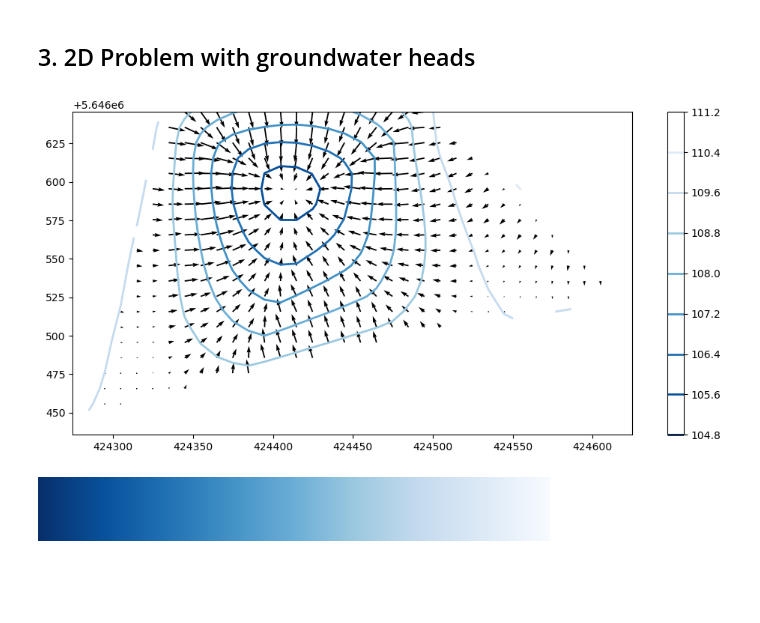
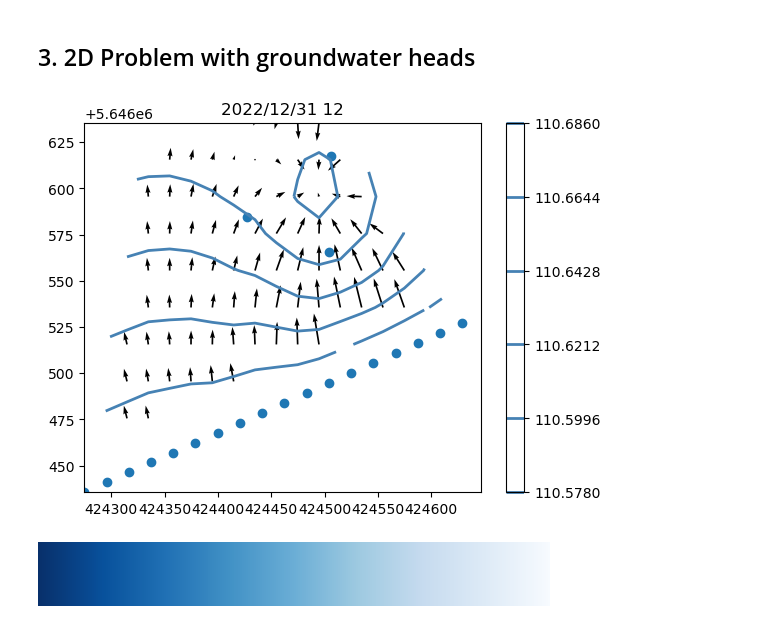
Before and after one commit to vieirasaulo/wasserweise, a Jupyter notebook: JupyterNotebooks/Resources/Derivatives and quiver.ipynb, the cells around one changed output. Saved outputs shown, nothing was run; the diff lists cells and outputs as text; code cells hidden in the pictures; blank space fills up the shorter version.

Commit message:
Database fixed problem with wells
wells : GWM03, GWM05, G21neu

```diff
--- a/JupyterNotebooks/Resources/Derivatives and quiver.ipynb
+++ b/JupyterNotebooks/Resources/Derivatives and quiver.ipynb
@@ -271,11 +273,13 @@ import SmartControl as sc
 os.chdir(path)
 Get = sc.queries.Get('Data/database.db')
 # %%
+date = '2022/12/31 12'
+
 crs = 4326
-res = 10 # 5 meters
+res = 20 # 5 meters
 dst_crs = 'EPSG:25833'
 
-date_wid = pd.to_datetime('2022/12/12 12')
+date_wid = pd.to_datetime(date)
 
 Get.Isolines(Year = pd.to_datetime(date_wid.value).year,
                   Month = pd.to_datetime(date_wid.value).month,
@@ -289,12 +293,18 @@ df = df.dropna()
 df_ = sc.utils.ControlPoints()
 df = sc.utils.BoundaryCondition(df, df_).reset_index(drop = True)
 
-df.loc [df.MonitoringPointName.str.len()>4 , 'cut'] = 1
-df.loc [df.MonitoringPointName.str.len() <= 4 , 'cut'] = 0
-gwms_mean = df[df.cut == 1].Value.mean()
-df = df [~ df.index.isin (df[df.cut == 1].index[1:])]
-df.loc [df.cut == 1, 'Value'] = gwms_mean
-df = df.drop('cut', axis =1)
+# Taking average values for the clustered GWM wells
+# df.loc [df.MonitoringPointName.str.len()>4 , 'cut'] = 1
+# df.loc [df.MonitoringPointName.str.len() <= 4 , 'cut'] = 0
+# gwms_mean = df[df.cut == 1].Value.mean()
+# df = df [~ df.index.isin (df[df.cut == 1].index[1:])]
+# df.loc [df.cut == 1, 'Value'] = gwms_mean
+# df = df.drop('cut', axis =1)
+
+#Removing GWM05 - Values are weird
+df = df.loc [df.MonitoringPointName != 'GWM05']
+df = df.loc [df.MonitoringPointName != 'GWM03']
+# df = df.loc [df.MonitoringPointName != 'GWM02']
 
 map_df = df.copy()
 map_gdf = gpd.GeoDataFrame(map_df, geometry = gpd.points_from_xy (map_df.E, map_df.N), crs = crs).reset_index(drop = True)
@@ -335,35 +345,42 @@ points = np.array( pd.DataFrame (
 # 2.2 Fetching values
 values = np.array(map_df.Value)
 
 # 2.3 preparing the grids
 minx, maxx = map_gdf.geometry.x.min(), map_gdf.geometry.x.max()
 miny, maxy = map_gdf.geometry.y.min(), map_gdf.geometry.y.max()
 
 grid_x , grid_y = np.mgrid [minx:maxx:res, miny:maxy:res]
 
 
 # 2.4 interpolating
 grid_z = griddata(points, values, (grid_x, grid_y), method='cubic')
+max_ = np.nanmax(values)
+min_ = np.nanmin(values)
+levels = list(np.linspace(min_, max_ , 6))
 
 u, v = np.gradient(grid_z, res)
 
 #increase the scale of the plot
 U =  - u
 V =  - v
 
 x = grid_x
 y = grid_y
 
 
 fig, ax = plt.subplots()
 
 # kw = dict(color='black', alpha=0.1, scale=1)
-contour = plt.contour(grid_x, grid_y, grid_z, linewidths = 2 , cmap = reversed_map)
+
+contour = plt.contour(grid_x, grid_y, grid_z, linewidths = 2 , colors = 'steelblue', levels = levels)
 plt.colorbar()
 
 q = ax.quiver(x, y, U, V)
+plt.scatter(map_gdf.geometry.x, map_gdf.geometry.y)
+plt.title(date)
+plt.show()
 # %% [output]
-[figure, old version]
+[figure, new version]
 # %%
 reversed_map
 # %% [output]
```
Also changed, not shown: parts of 1 cell of this notebook, 23 other files.
